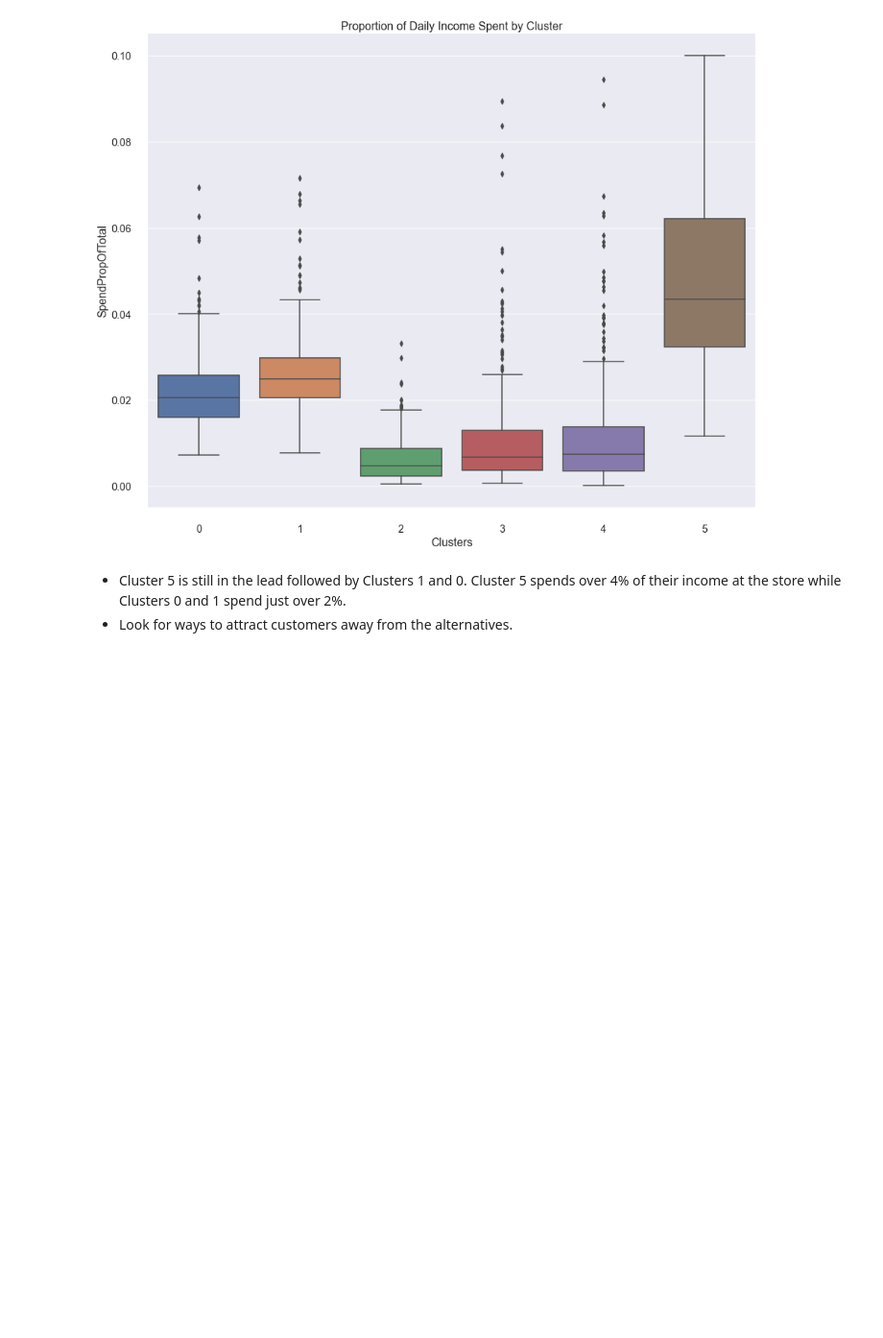
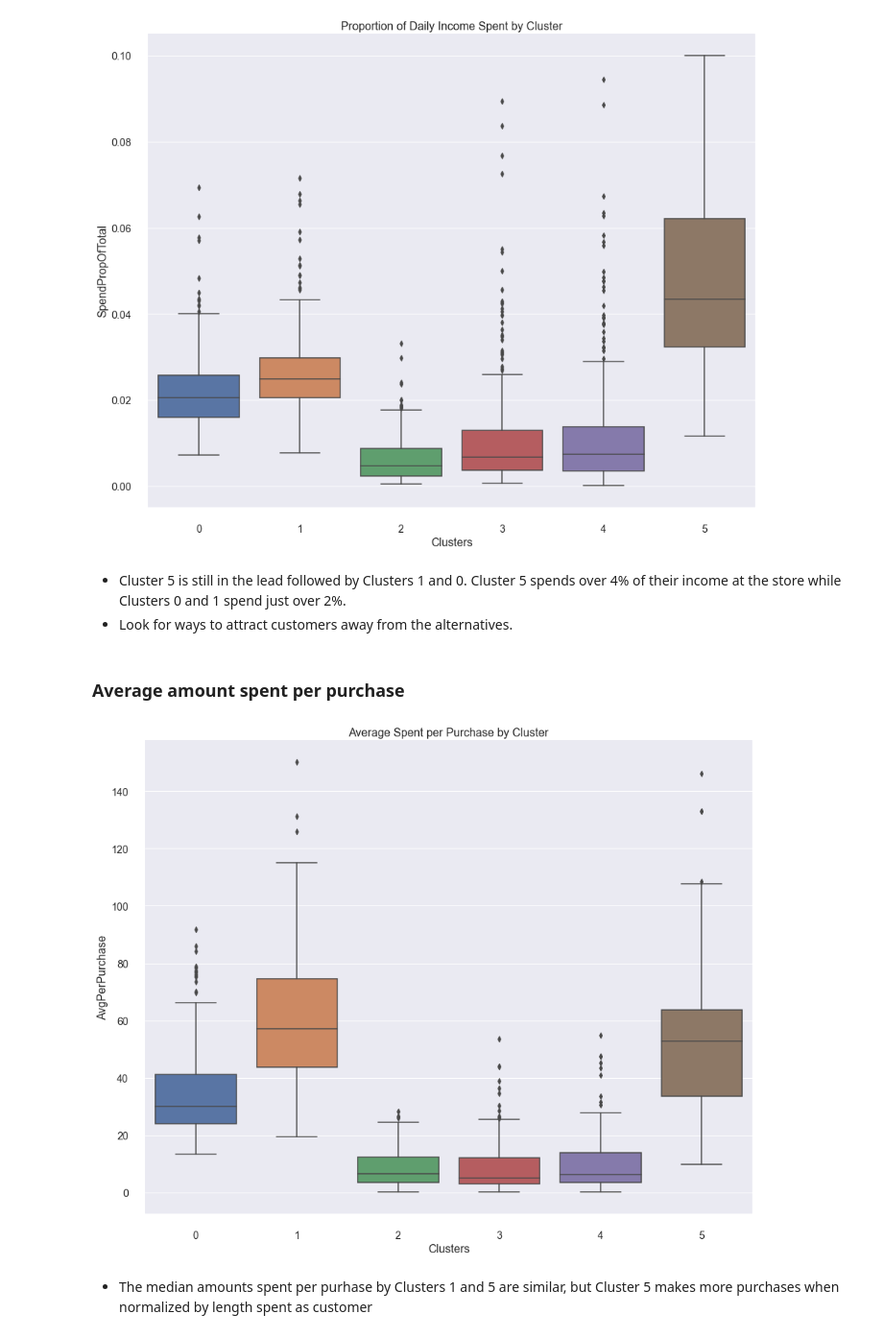
Before and after one commit to dapopov-st/store-customer-segmentation, a Jupyter notebook: 002_Segmentation_and_Takeaways.ipynb, the cells around one changed output. Shown at 96% size. Saved outputs shown, nothing was run; the diff lists cells and outputs as text; code cells hidden in the pictures; blank space fills up the shorter version.

```diff
--- a/002_Segmentation_and_Takeaways.ipynb
+++ b/002_Segmentation_and_Takeaways.ipynb
@@ -1021,3 +1023,23 @@ plt.savefig('./figures/prop_of_total.png')
 # %% [markdown]
 - Cluster 5 is still in the lead followed by Clusters 1 and 0. Cluster 5 spends over 4% of their income at the store while Clusters 0 and 1 spend just over 2%.
 - Look for ways to attract customers away from the alternatives.
+# %% [markdown]
+### Average amount spent per purchase
+# %%
+df['AvgPerPurchase'] = df['MntTotal']/df['NumTotalPurchases']
+# %%
+df=df[df['AvgPerPurchase']<175]
+# %%
+plt.figure(figsize=(15, 12))
+
+sns.boxplot(x="Clusters", y="AvgPerPurchase",
+            data=df)
+sns.despine(offset=10, trim=True)
+
+plt.title("Average Spent per Purchase by Cluster")
+
+plt.savefig('./figures/avg_per_purchase.png')
+# %% [output]
+[figure, added]
+# %% [markdown]
+- The median amounts spent per purhase by Clusters 1 and 5 are similar, but Cluster 5 makes more purchases when normalized by length spent as customer
```
Also changed, not shown: parts of 4 cells of this notebook, 1 other file.
